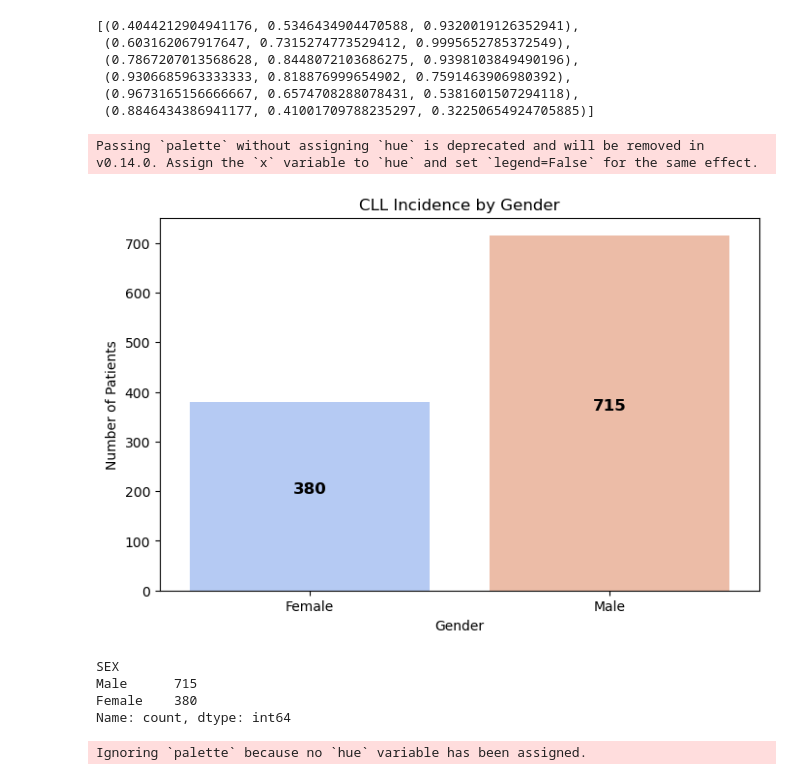
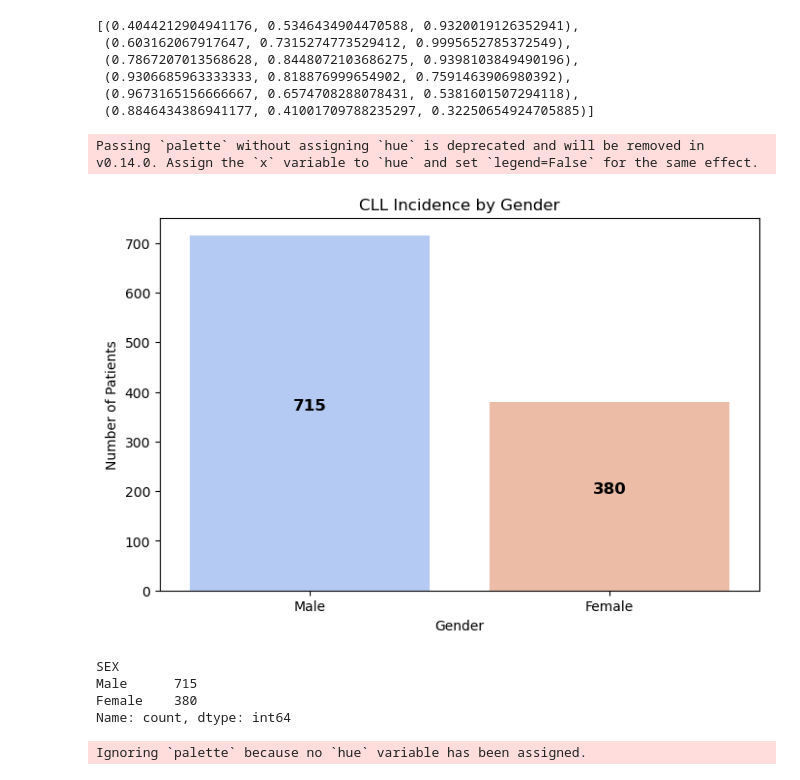
Before and after one commit to MahikaJaguste/msc-thesis, a Jupyter notebook: data-exploration/eda.ipynb, the cells around one changed output. Drawn from its saved outputs; the diff is of its cells as text; code cells hidden in the pictures.

Commit message:
changed order of male female in first plot

```diff
--- a/data-exploration/eda.ipynb
+++ b/data-exploration/eda.ipynb
@@ -68,25 +68,28 @@ sns.color_palette("coolwarm")
 # %%
 ### 1. CLL Incidence by Gender ###
 plt.figure(figsize=(8, 5))
-ax = sns.countplot(data=df, x="SEX", palette="coolwarm")
+# reverse df
+new_df = df.copy()
+new_df = new_df[::-1]
+ax = sns.countplot(data=new_df, x="SEX", palette="coolwarm")
 # Add count labels inside the bars
 for p in ax.patches:
     ax.annotate(f'{int(p.get_height())}',  # Convert count to integer
                 (p.get_x() + p.get_width() / 2, p.get_height()/2),  # Position
                 ha='center', va='bottom',  # Centered alignment
                 fontsize=12, fontweight='bold', color='black')  # Formatting
 
 txt = "CLL Incidence by Gender"
 plt.title(txt)
 plt.xlabel("Gender")
 plt.ylabel("Number of Patients")
 # plt.figtext(0.5, -0.05, txt, wrap=True, horizontalalignment='center', fontsize=12)
 plt.savefig("../data/EDA_Images/cll_incidence_by_gender.png", dpi=300, bbox_inches="tight")
 plt.show()
 display(df['SEX'].value_counts())
 # %% [output]
 Passing `palette` without assigning `hue` is deprecated and will be removed in v0.14.0. Assign the `x` variable to `hue` and set `legend=False` for the same effect.
-[figure, old version]
+[figure, new version]
 SEX
 Male      715
 Female    380
```
Also changed, not shown: 1 other file.
